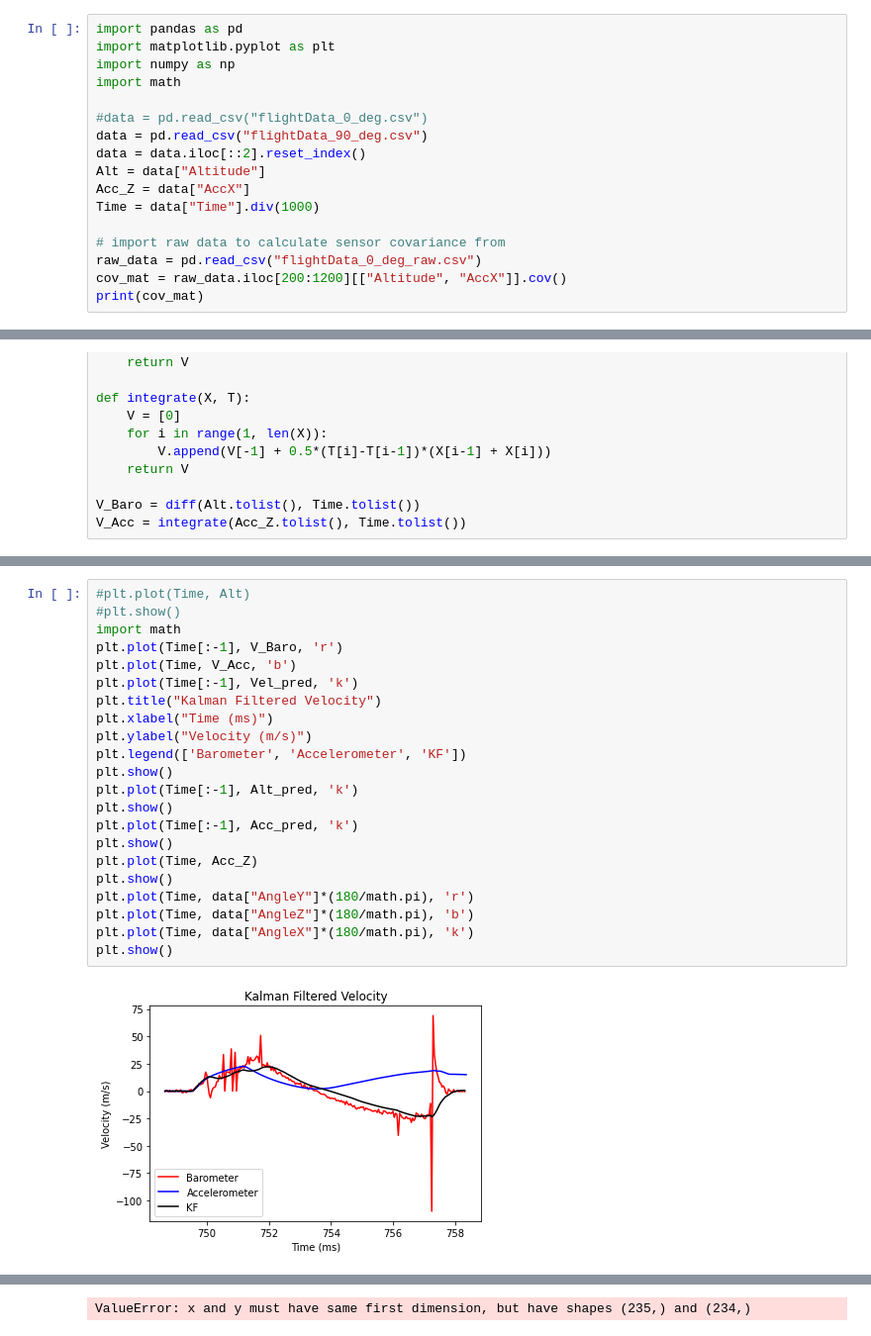
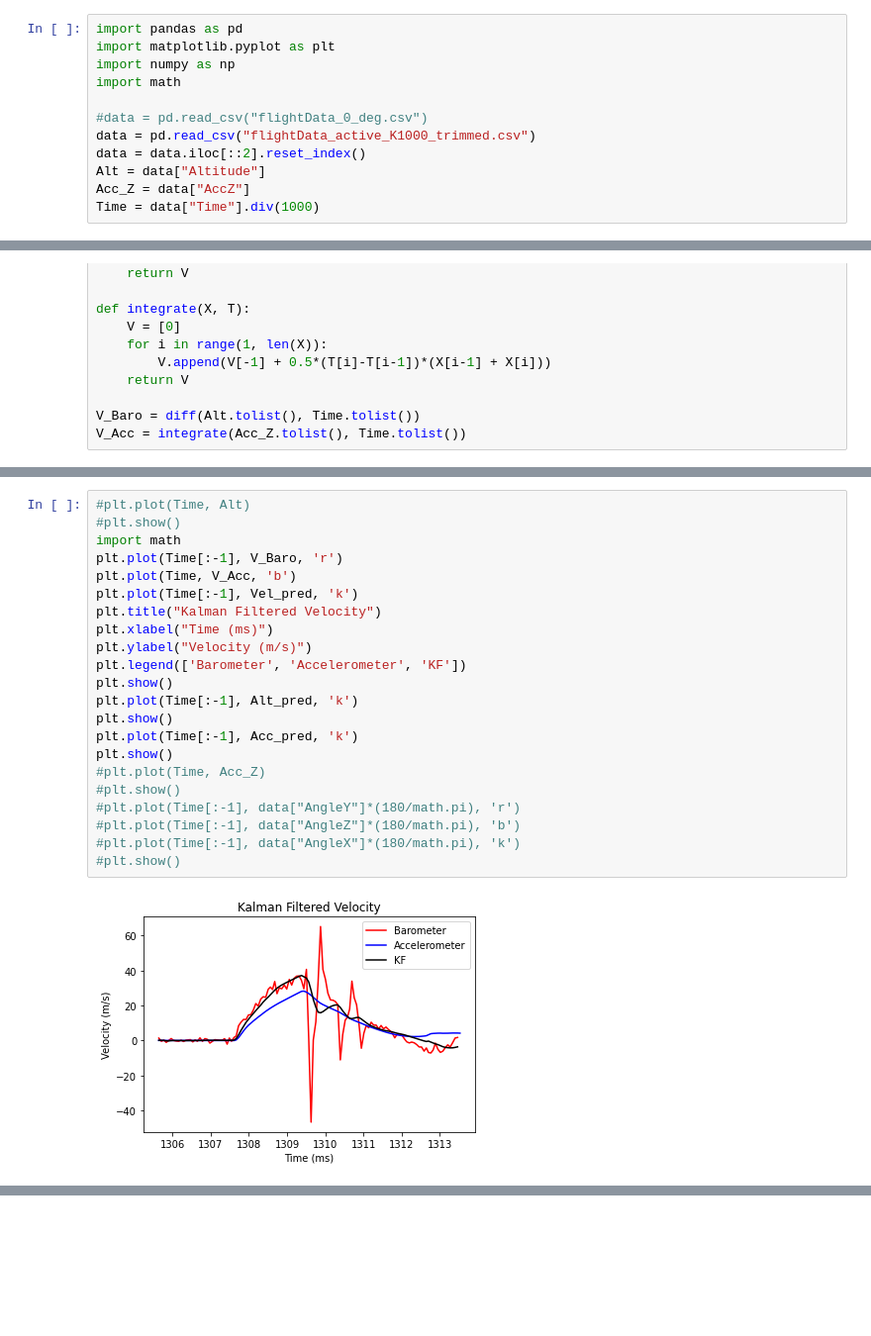
Before and after one commit to KianPardoe/RocketPy, a Jupyter notebook: Test_Flight_Data/Kalman_Testing.ipynb, the cells around one changed output, grey strips where cells are left out. Shown at 99% size. Drawn from its saved outputs; the diff is of its cells as text; blank space fills up the shorter version.

```diff
--- a/Test_Flight_Data/Kalman_Testing.ipynb
+++ b/Test_Flight_Data/Kalman_Testing.ipynb
@@ -5,16 +5,11 @@ import numpy as np
 import math
 
 #data = pd.read_csv("flightData_0_deg.csv")
-data = pd.read_csv("flightData_90_deg.csv")
+data = pd.read_csv("flightData_active_K1000_trimmed.csv")
 data = data.iloc[::2].reset_index()
 Alt = data["Altitude"]
-Acc_Z = data["AccX"]
+Acc_Z = data["AccZ"]
 Time = data["Time"].div(1000)
-
-# import raw data to calculate sensor covariance from
-raw_data = pd.read_csv("flightData_0_deg_raw.csv")
-cov_mat = raw_data.iloc[200:1200][["Altitude", "AccX"]].cov()
-print(cov_mat)
 # %% [output]
           Altitude      AccX
 Altitude  0.092852 -0.055174
@@ -88,24 +83,24 @@ data.to_csv("flightData_90_deg_with_Vel.csv")
 # %%
 #plt.plot(Time, Alt)
 #plt.show()
 import math
 plt.plot(Time[:-1], V_Baro, 'r')
 plt.plot(Time, V_Acc, 'b')
 plt.plot(Time[:-1], Vel_pred, 'k')
 plt.title("Kalman Filtered Velocity")
 plt.xlabel("Time (ms)")
 plt.ylabel("Velocity (m/s)")
 plt.legend(['Barometer', 'Accelerometer', 'KF'])
 plt.show()
 plt.plot(Time[:-1], Alt_pred, 'k')
 plt.show()
 plt.plot(Time[:-1], Acc_pred, 'k')
 plt.show()
-plt.plot(Time, Acc_Z)
-plt.show()
-plt.plot(Time, data["AngleY"]*(180/math.pi), 'r')
-plt.plot(Time, data["AngleZ"]*(180/math.pi), 'b')
-plt.plot(Time, data["AngleX"]*(180/math.pi), 'k')
-plt.show()
+#plt.plot(Time, Acc_Z)
+#plt.show()
+#plt.plot(Time[:-1], data["AngleY"]*(180/math.pi), 'r')
+#plt.plot(Time[:-1], data["AngleZ"]*(180/math.pi), 'b')
+#plt.plot(Time[:-1], data["AngleX"]*(180/math.pi), 'k')
+#plt.show()
 # %% [output]
-[figure, old version]
+[figure, new version]
@@ -115 +108,0 @@ plt.show()
-ValueError: x and y must have same first dimension, but have shapes (235,) and (234,)
```
Also changed, not shown: parts of 2 cells of this notebook.
